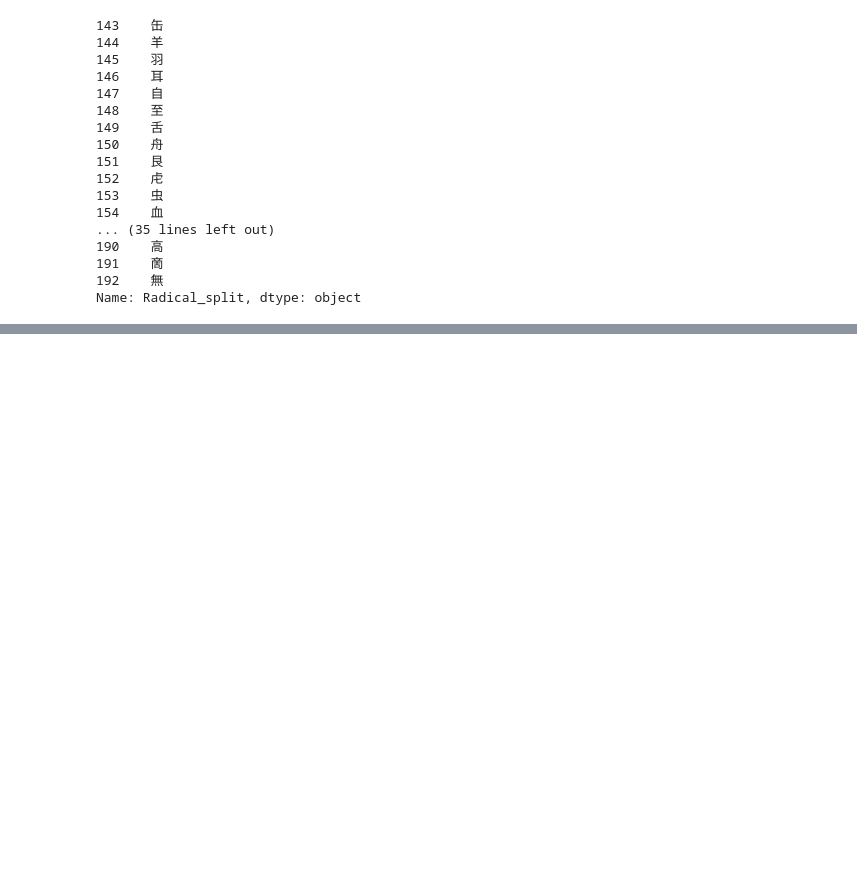
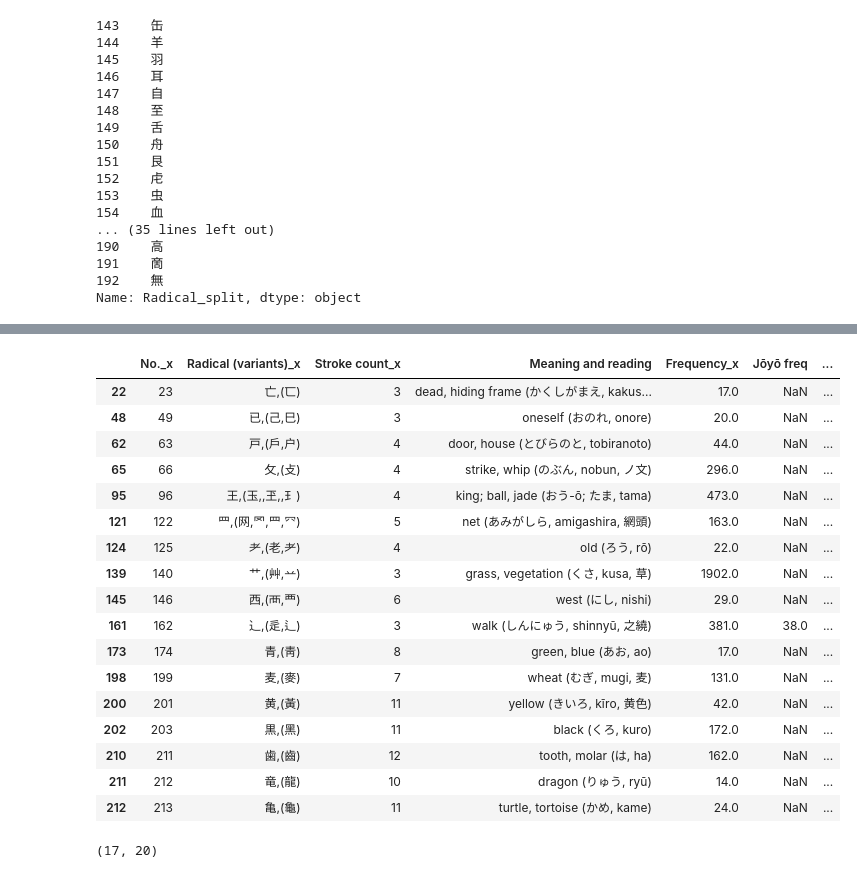
Before and after one commit to Binardino/kanji_dico_proyecto, a Jupyter notebook: fetch_214_radicals_id.ipynb, the cells around one changed output, grey strips where cells are left out. Saved outputs shown, nothing was run; the diff lists cells and outputs as text; code cells hidden in the pictures; blank space fills up the shorter version.

Commit message:
add other Kanji radical with tidy reading - merged with only 17 unmatched kanji - need to review to wrangle

```diff
--- a/fetch_214_radicals_id.ipynb
+++ b/fetch_214_radicals_id.ipynb
@@ -316,0 +317,5 @@ ValueError: Wrong number of items passed 4, placement implies 1
+# %%
+#list of official Kangxi
+df_kangxi = pd.read_html('https://en.wikipedia.org/wiki/Kangxi_radical')[2]
+
+df_kangxi
@@ -316,0 +336,4 @@ ValueError: Wrong number of items passed 4, placement implies 1
+# %%
+df_kangxi['Radical (variants)_split'] = df_kangxi['Radical (variants)'].str.replace('(',' (', regex=True).str.split(' ')
+
+df_kangxi['Radical (variants)_split']
@@ -316,0 +353,4 @@ ValueError: Wrong number of items passed 4, placement implies 1
+# %%
+df_kangxi['Radical (variants)_split'] = df_kangxi['Radical (variants)_split'].apply(lambda x :x[0])
+
+df_kangxi['Radical (variants)_split']
@@ -316,0 +386,8 @@ ValueError: Wrong number of items passed 4, placement implies 1
+# %%
+df_merge = pd.merge(df_radicals,
+                   df_kangxi,
+                   how='left',
+                    left_on='Radical (variants)_split',
+                    right_on='Radical (variants)_split')
+
+df_merge
@@ -317,3 +408,28 @@ ValueError: Wrong number of items passed 4, placement implies 1
+# %%
+df_merge.loc[df_merge['No._y'].isnull()]
+# %% [output]
+|  | No._x | Radical (variants)_x | Stroke count_x | Meaning and reading | Frequency_x | Jōyō freq | ... |
+| 22 | 23 | 亡,(匸) | 3 | dead, hiding frame (かくしがまえ, kakus... | 17.0 | NaN | ... |
+| 48 | 49 | 已,(己,巳) | 3 | oneself (おのれ, onore) | 20.0 | NaN | ... |
+| 62 | 63 | 戸,(戶,户) | 4 | door, house (とびらのと, tobiranoto) | 44.0 | NaN | ... |
+| 65 | 66 | 攵,(攴) | 4 | strike, whip (のぶん, nobun, ノ文) | 296.0 | NaN | ... |
+| 95 | 96 | 王,(玉,,玊,,⺩) | 4 | king; ball, jade (おう-ō; たま, tama) | 473.0 | NaN | ... |
+| 121 | 122 | 罒,(网,罓,⺲,⺳) | 5 | net (あみがしら, amigashira, 網頭) | 163.0 | NaN | ... |
+| 124 | 125 | 耂,(老,⺹) | 4 | old (ろう, rō) | 22.0 | NaN | ... |
+| 139 | 140 | 艹,(艸,䒑) | 3 | grass, vegetation (くさ, kusa, 草) | 1902.0 | NaN | ... |
+| 145 | 146 | 西,(襾,覀) | 6 | west (にし, nishi) | 29.0 | NaN | ... |
+| 161 | 162 | ⻌,(辵,辶) | 3 | walk (しんにゅう, shinnyū, 之繞) | 381.0 | 38.0 | ... |
+| 173 | 174 | 青,(靑) | 8 | green, blue (あお, ao) | 17.0 | NaN | ... |
+| 198 | 199 | 麦,(麥) | 7 | wheat (むぎ, mugi, 麦) | 131.0 | NaN | ... |
+| 200 | 201 | 黄,(黃) | 11 | yellow (きいろ, kīro, 黄色) | 42.0 | NaN | ... |
+| 202 | 203 | 黒,(黑) | 11 | black (くろ, kuro) | 172.0 | NaN | ... |
+| 210 | 211 | 歯,(齒) | 12 | tooth, molar (は, ha) | 162.0 | NaN | ... |
+| 211 | 212 | 竜,(龍) | 10 | dragon (りゅう, ryū) | 14.0 | NaN | ... |
+| 212 | 213 | 亀,(龜) | 11 | turtle, tortoise (かめ, kame) | 24.0 | NaN | ... |
+# %%
+df_merge.loc[df_merge['No._y'].isnull()].shape
+# %% [output]
+(17, 20)
 # %%
 #list of not official not recognized by Kangxi
 df_unofficial = pd.read_html('https://en.wikipedia.org/wiki/List_of_kanji_radicals_by_stroke_count')[1]
```
Also changed, not shown: parts of 9 cells of this notebook.
